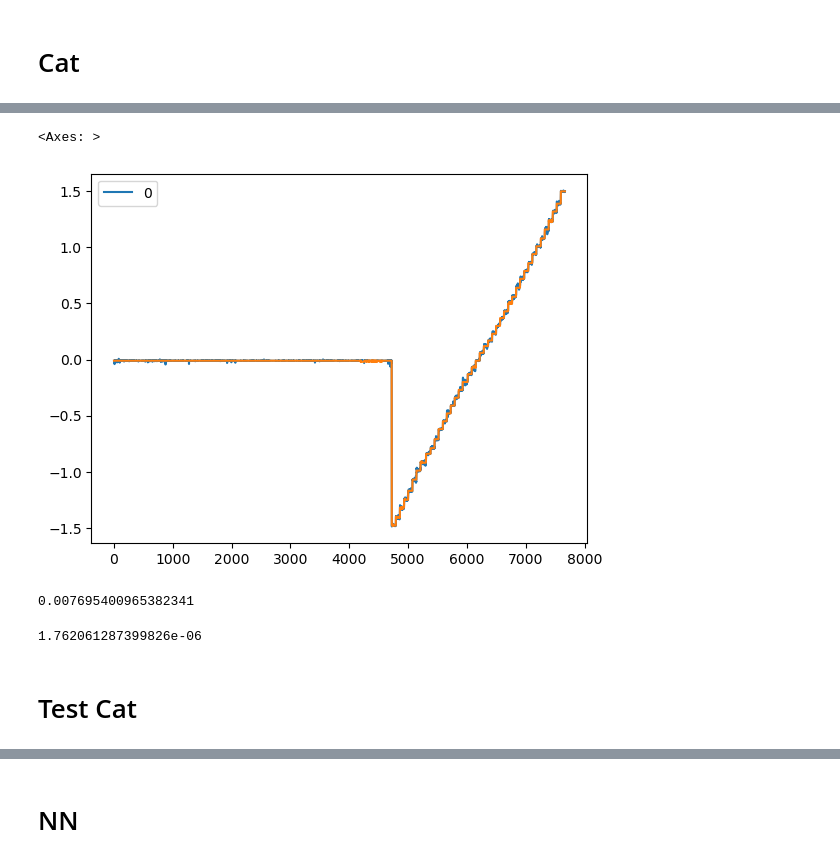
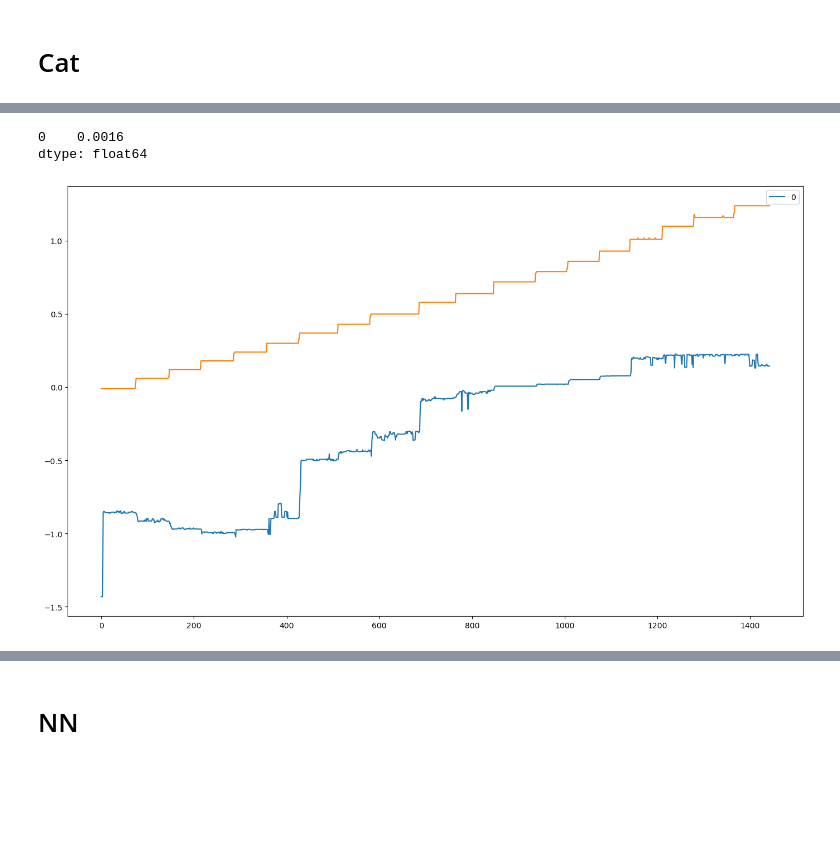
Before and after one commit to SergeyDolin/inclinometer-main, a Jupyter notebook: nn.ipynb, the cells around one changed output, grey strips where cells are left out. Drawn from its saved outputs; the diff is of its cells as text; code cells hidden in the pictures; blank space fills up the shorter version.

```diff
--- a/nn.ipynb
+++ b/nn.ipynb
@@ -138,6 +107,10 @@ df
+# %%
+train = train.join(agg_features(train), how='left')
+test = test.join(agg_features(test), how='left')
 # %%
-for i in df.columns:
+for i in train.columns:
     if i not in [CFG.TARGET, 'temperature']:
-        print(i)
-        df[i] = df[i].rolling(5).median()
-        df[i].fillna(0, inplace=True)
+        train[i] = train[i].rolling(5).median()
+        train[i].fillna(0, inplace=True)
+        test[i] = test[i].rolling(5).median()
+        test[i].fillna(0, inplace=True)
@@ -286,7 +213,0 @@ Best RMSE: 0.027169814121245427
-# %%
-X_train, X_valid, y_train, y_valid = train_test_split(
-    features, target, test_size=0.33, random_state=CFG.RANDOM_STATE)
-
-
-X_train_pool = Pool(X_train, y_train)
-X_valid_pool = Pool(X_valid, y_valid)
@@ -308,5 +281,11 @@ mean_squared_error(target, cat_model_best.predict(features))
+# %%
+pd.DataFrame(rmses).median()
+# %% [output]
+0    0.0016
+dtype: float64
+# %%
+r = model.predict(test[train.columns])
 # %%
-pd.DataFrame(pred).plot();target.plot()
+pd.DataFrame(r).plot(figsize=(17,10));test[CFG.TARGET].plot();
 # %% [output]
-<Axes: >
-[figure, old version]
+[figure, new version]
@@ -315,10 +291,0 @@ dif = target - pred
-# %%
-dif.std()
-# %% [output]
-0.007695400965382341
-# %%
-dif.mean()
-# %% [output]
-1.762061287399826e-06
-# %% [markdown]
-# Test Cat
```
Also changed, not shown: parts of 50 cells of this notebook, 3 other files.
